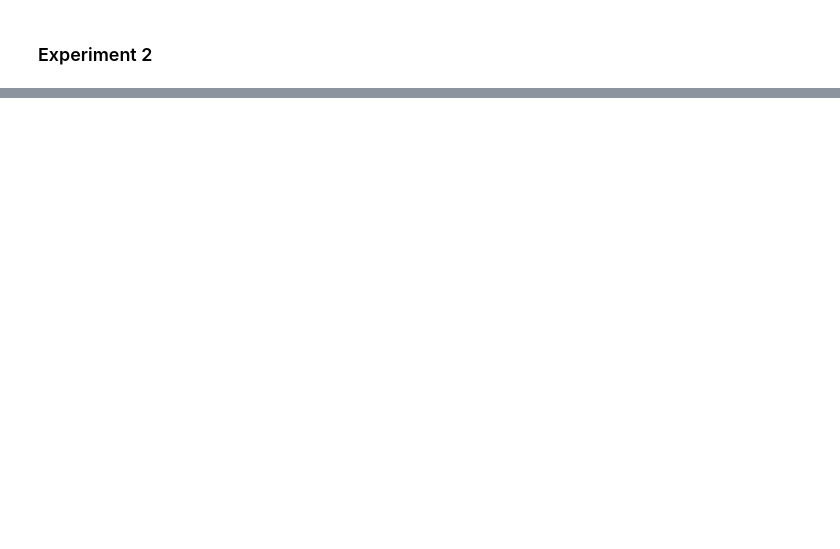
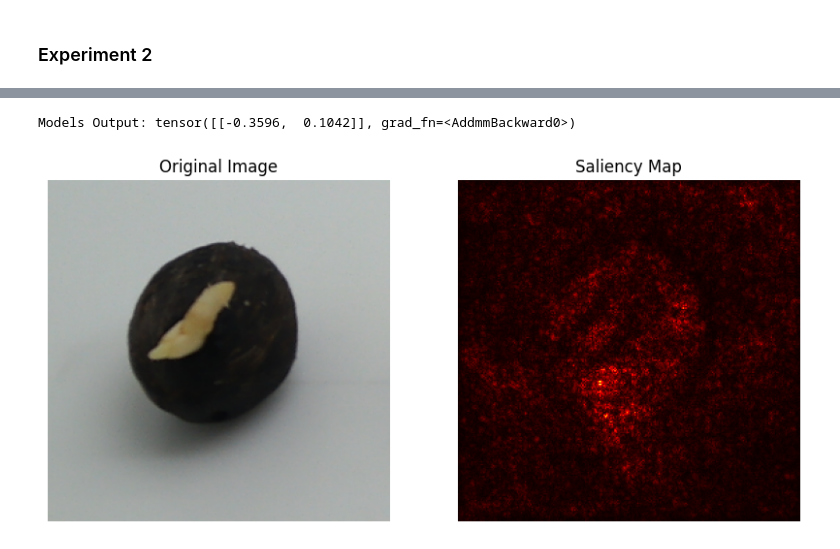
Before and after one commit to malvibid/COMP3029-Computer-Vision, a Jupyter notebook: COMP3029_Computer_Vision_Coursework.ipynb, the cells around one changed output, grey strips where cells are left out. Cells and saved outputs as stored; diff of their text form; code cells hidden in the pictures; blank space fills up the shorter version.

```diff
--- a/COMP3029_Computer_Vision_Coursework.ipynb
+++ b/COMP3029_Computer_Vision_Coursework.ipynb
@@ -998,0 +1292,6 @@ Run history:
+# %%
+#to delete
+generate_saliency_map(model, good_seed_img_path)
+# %% [output]
+Models Output: tensor([[-0.3596,  0.1042]], grad_fn=<AddmmBackward0>)
+[figure, added]
```
Also changed, not shown: parts of 64 cells of this notebook.
